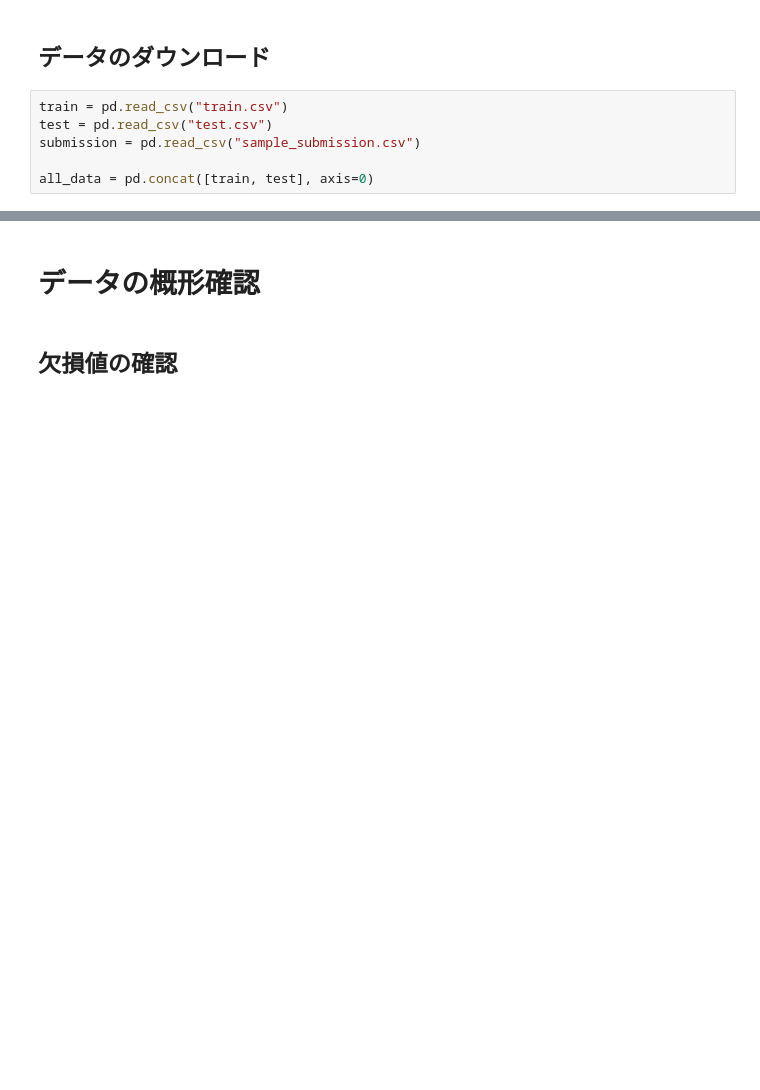
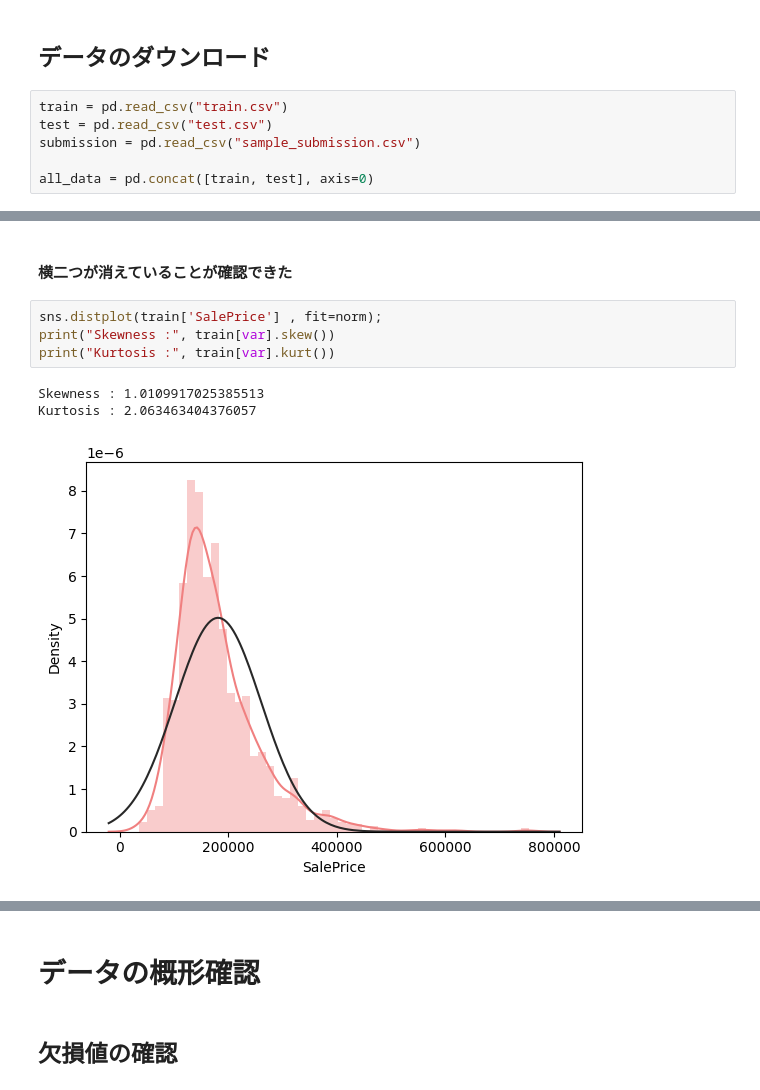
Before and after one commit to ntontonto/kaggle, a Jupyter notebook: Sprint7_selectKbest.ipynb, the cells around one changed output, grey strips where cells are left out. Drawn from its saved outputs; the diff is of its cells as text; blank space fills up the shorter version.

```diff
--- a/Sprint7_selectKbest.ipynb
+++ b/Sprint7_selectKbest.ipynb
@@ -369,0 +148,10 @@ multi_table([pd.DataFrame(all_data[i].value_counts()) for i in all_data.columns
+# %% [markdown]
+#### 横二つが消えていることが確認できた
+# %%
+sns.distplot(train['SalePrice'] , fit=norm);
+print("Skewness :", train[var].skew())
+print("Kurtosis :", train[var].kurt())
+# %% [output]
+Skewness : 1.0109917025385513
+Kurtosis : 2.063463404376057
+[figure, added]
```
Also changed, not shown: parts of 56 cells of this notebook.
